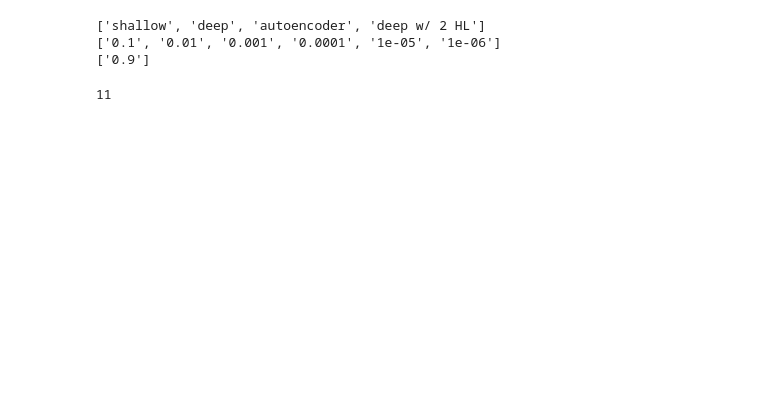
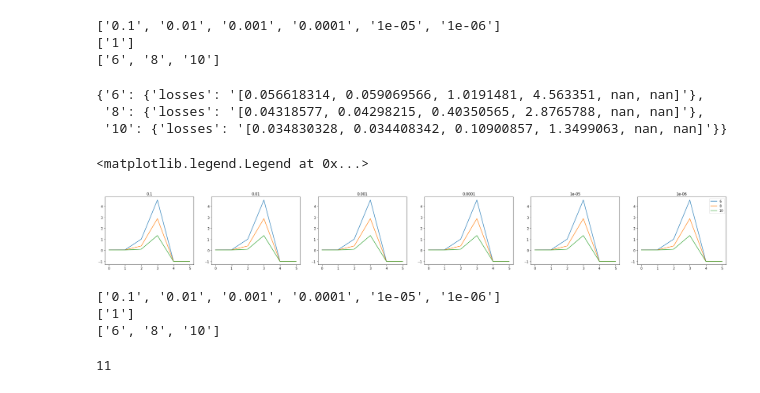
Before and after one commit to 170A-Capstone/Acoustic-Classification, a Jupyter notebook: grid_search_visualization.ipynb, the cells around one changed output. Saved outputs shown, nothing was run; the diff lists cells and outputs as text; code cells hidden in the pictures; blank space fills up the shorter version.

```diff
--- a/grid_search_visualization.ipynb
+++ b/grid_search_visualization.ipynb
@@ -5,7 +5,7 @@ import matplotlib.pyplot as plt
 import json
 
 # Specify the path to the JSON file
-file_path = "./model_params/idmt-10/results.json"
+file_path = "./model_params/ae-idmt/results.json"
 
 # Load the JSON file
 with open(file_path, "r") as json_file:
@@ -13,3 +13,40 @@ with open(file_path, "r") as json_file:
 
 # pretty_json = json.dumps(data, indent=4)
 # print(pretty_json)
+# %%
+lrs = list(data.keys())
+print(lrs)
+
+_cls = list(data[lrs[0]].keys())
+print(_cls)
+
+lds = list(data[lrs[0]][_cls[0]].keys())
+print(lds)
+# %% [output]
+['0.1', '0.01', '0.001', '0.0001', '1e-05', '1e-06']
+['1']
+['6', '8', '10']
+# %%
+data[lrs[0]][_cls[0]]
+# %% [output]
+{'6': {'losses': '[0.056618314, 0.059069566, 1.0191481, 4.563351, nan, nan]'},
+ '8': {'losses': '[0.04318577, 0.04298215, 0.40350565, 2.8765788, nan, nan]'},
+ '10': {'losses': '[0.034830328, 0.034408342, 0.10900857, 1.3499063, nan, nan]'}}
+# %%
+n = len(lrs)
+
+fig,axes = plt.subplots(1,n,figsize=(6*n,4))
+
+for i,lr in enumerate(lrs):
+
+    ax = axes[i]
+
+    for ld in lds:
+        losses = data[lrs[0]][_cls[0]][ld]['losses']
+        losses = eval(losses.replace('nan','-1'))
+        ax.plot(losses,label=ld)
+        ax.set_title(lr)
+plt.legend()
+# %% [output]
+<matplotlib.legend.Legend at 0x...>
+[figure, added]
@@ -23,9 +76,9 @@ print(lrs)
 momenta = list(data[model_classes[0]][lrs[0]].keys())
 print(momenta)
 # %% [output]
-['shallow', 'deep', 'autoencoder', 'deep w/ 2 HL']
 ['0.1', '0.01', '0.001', '0.0001', '1e-05', '1e-06']
-['0.9']
+['1']
+['6', '8', '10']
 # %%
 accuracies = data[model_classes[0]][lrs[0]][momenta[0]]['accuracies']
 len(accuracies)
```
Also changed, not shown: parts of 3 cells of this notebook, 11 other files.
